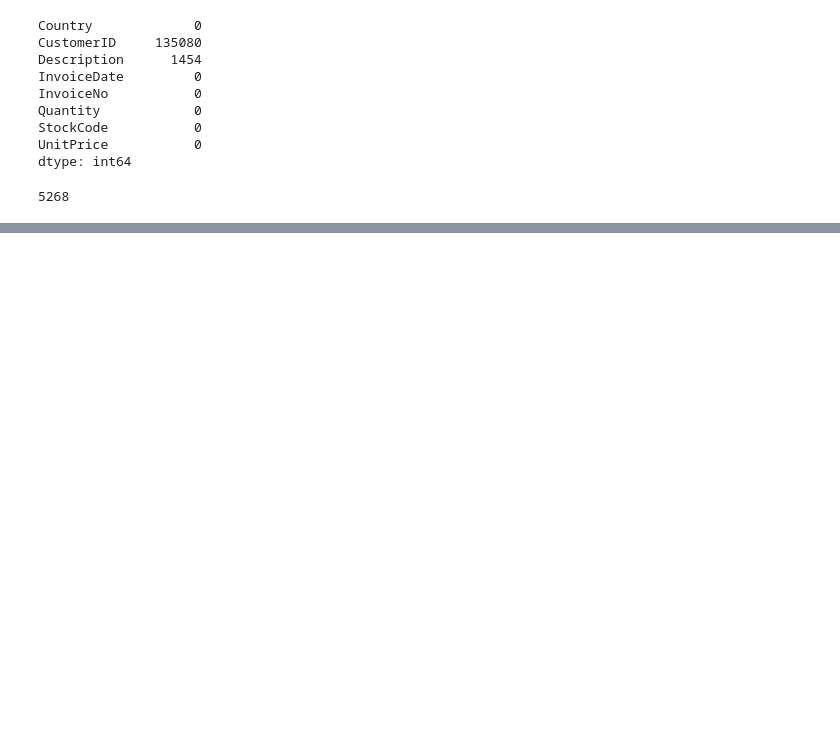
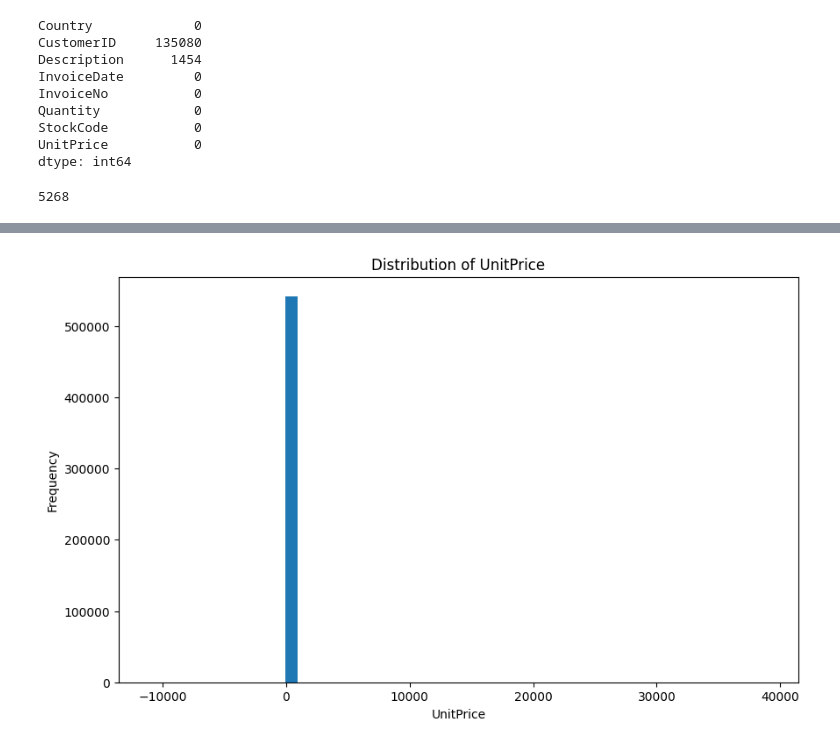
Before and after one commit to X6K18/Online-Retail-Data-Analysis, a Jupyter notebook: notebooks/01_data_exploration.ipynb, the cells around one changed output, grey strips where cells are left out. Cells and saved outputs as stored; diff of their text form; code cells hidden in the pictures; blank space fills up the shorter version.

```diff
--- a/notebooks/01_data_exploration.ipynb
+++ b/notebooks/01_data_exploration.ipynb
@@ -78,0 +214,9 @@ duplicate_value
+# %%
+plt.figure(figsize=(10,6))
+plt.hist(df['UnitPrice'], bins=50)
+plt.xlabel('UnitPrice')
+plt.ylabel('Frequency')
+plt.title('Distribution of UnitPrice')
+plt.show()
+# %% [output]
+[figure, added]
```
Also changed, not shown: parts of 17 cells of this notebook, 1 other file.
